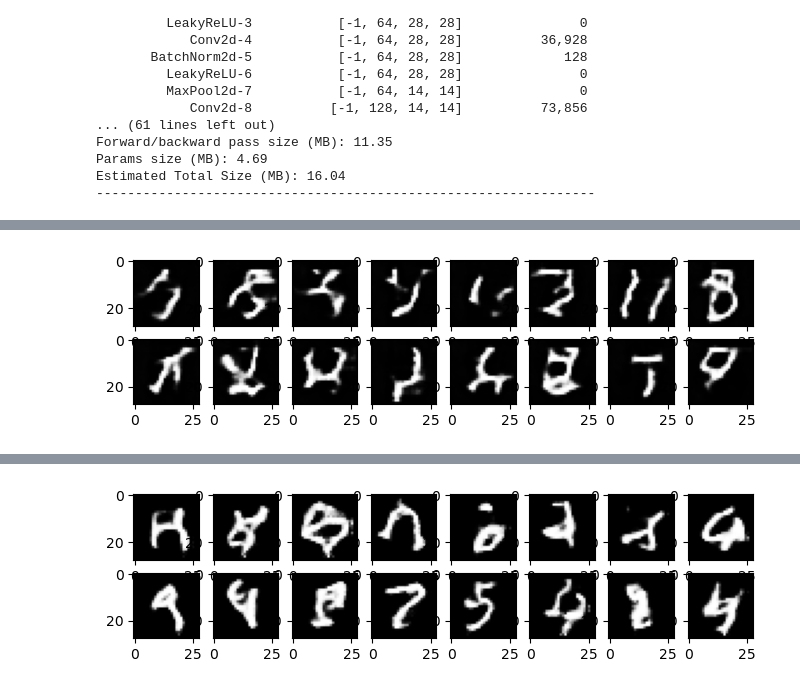
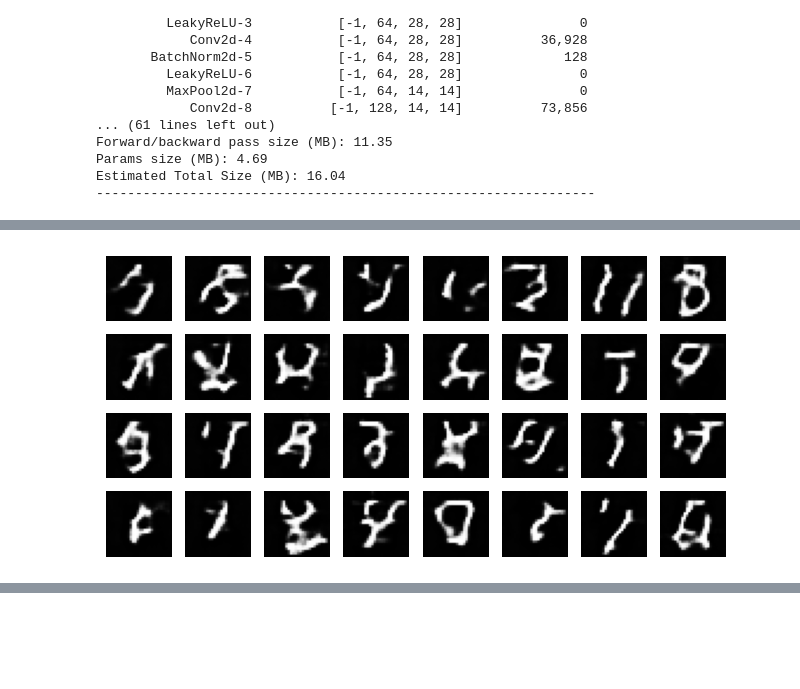
Before and after one commit to 91d906h4/MNIST-C-DCGAN, a Jupyter notebook: src/main.ipynb, the cells around one changed output, grey strips where cells are left out. Cells and saved outputs as stored; diff of their text form; code cells hidden in the pictures; blank space fills up the shorter version.

```diff
--- a/src/main.ipynb
+++ b/src/main.ipynb
@@ -111,5 +111,5 @@ d_loss_fn = nn.BCELoss()
 g_loss_fn = nn.BCELoss()
 # %%
 trainer = Trainer(data_loader=train_loader, batch_size=batch_size, z_dim=100, d_model=D_MODEL, g_model=G_MODEL, d_optimizer=d_optimizer, g_optimizer=g_optimier, d_loss_fn=d_loss_fn, g_loss_fn=g_loss_fn, device=device)
-trainer.train(epochs=2, dg_ratio=2, test=True)
+trainer.train(epochs=1, dg_ratio=2, test=True, test_num=32)
 # %% [output]
@@ -117 +117 @@ Epoch: 0 | Time: 163.481 | D Loss: 0.310 | G Loss: 5.290
-[figure, old version]
+[figure, new version]
@@ -119 +117,0 @@ Epoch: 1 | Time: 163.796 | D Loss: 0.435 | G Loss: 6.058
-[figure, removed]
```
Also changed, not shown: parts of 3 cells of this notebook.
